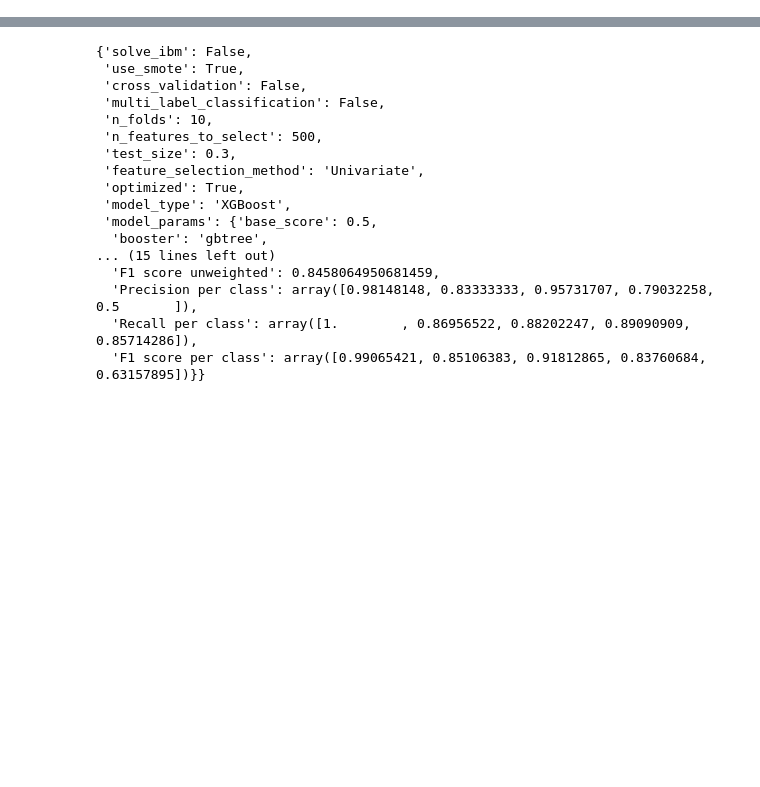
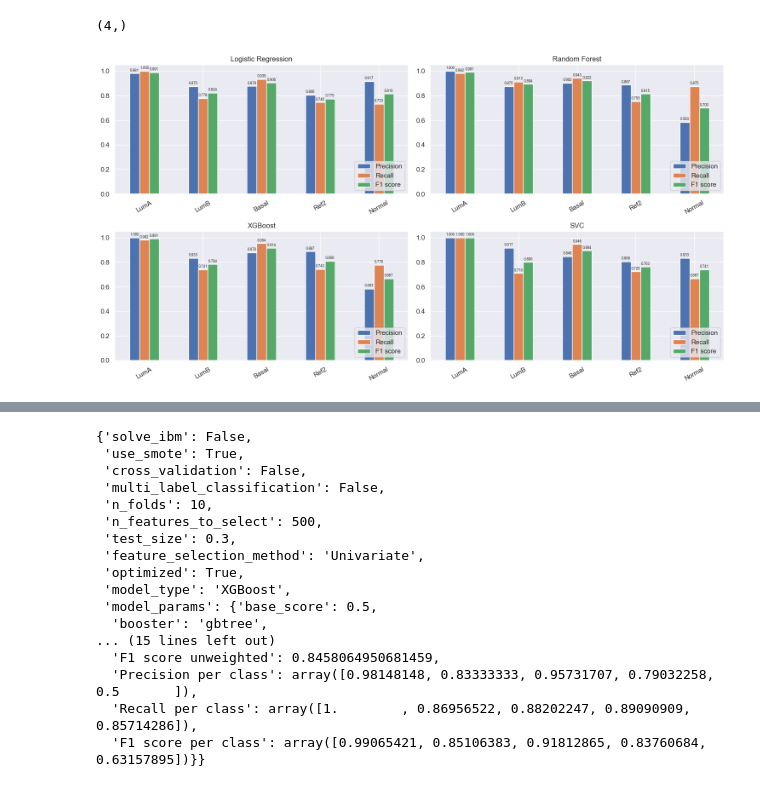
Before and after one commit to ivamilojkovic/ML-GeneExpression-CancerSubtype-Classification, a Jupyter notebook: result_visualization.ipynb, the cells around one changed output, grey strips where cells are left out. Cells and saved outputs as stored; diff of their text form; code cells hidden in the pictures; blank space fills up the shorter version.

```diff
--- a/result_visualization.ipynb
+++ b/result_visualization.ipynb
@@ -53,0 +82,5 @@ exp
+# %%
+exp_path = 'run_21-04-2023_14:47:19.pkl'
+with open(os.path.join(curr_dir, 'experiments', exp_path), 'rb') as file:
+    exp = pickle.load(file)
+exp
@@ -53,0 +105,31 @@ exp
+# %%
+path_case1 = ['run_14-04-2023_13:35:12.pkl',
+              'run_21-04-2023_14:47:19.pkl',
+              'run_14-04-2023_18:51:21.pkl',
+              'run_14-04-2023_14:34:31.pkl']
+
+fig, axs = plt.subplots(2, 2, squeeze=True, figsize=(15, 8))
+print(axs.ravel().shape)
+
+for i, ax in enumerate(axs.ravel()):
+    with open(os.path.join(curr_dir, 'experiments', path_case1[i]), 'rb') as file:
+        exp = pickle.load(file)
+
+    df_rf = pd.DataFrame({'Precision': exp['results']['Precision per class'],
+                    'Recall': exp['results']['Recall per class'],
+                    'F1 score': exp['results']['F1 score per class']},
+                    index=['LumA', 'LumB', 'Basal', 'Ref2', 'Normal'])
+    df_rf.plot(kind='bar', rot=30, title=exp['model_type'], ax=ax)
+    for g in ax.patches:
+        ax.annotate(format(g.get_height(), '.3f'),
+                    (g.get_x() + g.get_width() / 2., g.get_height()),
+                    ha = 'center', va = 'center',
+                    xytext = (0, 5),
+                    textcoords = 'offset points',
+                    fontsize=6)
+    ax.legend(loc='lower right')
+
+plt.tight_layout()
+# %% [output]
+(4,)
+[figure, added]
```
Also changed, not shown: parts of 12 cells of this notebook, 6 other files.
